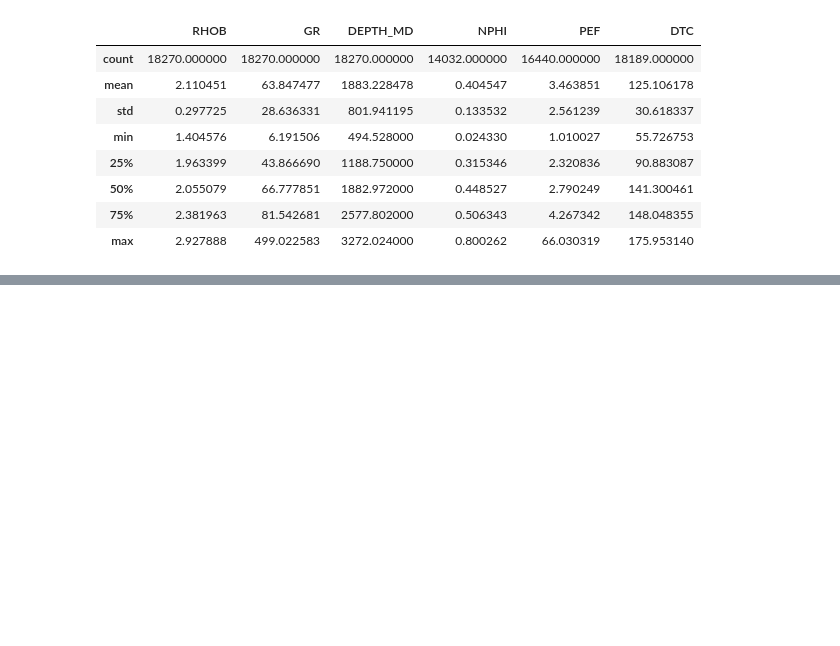
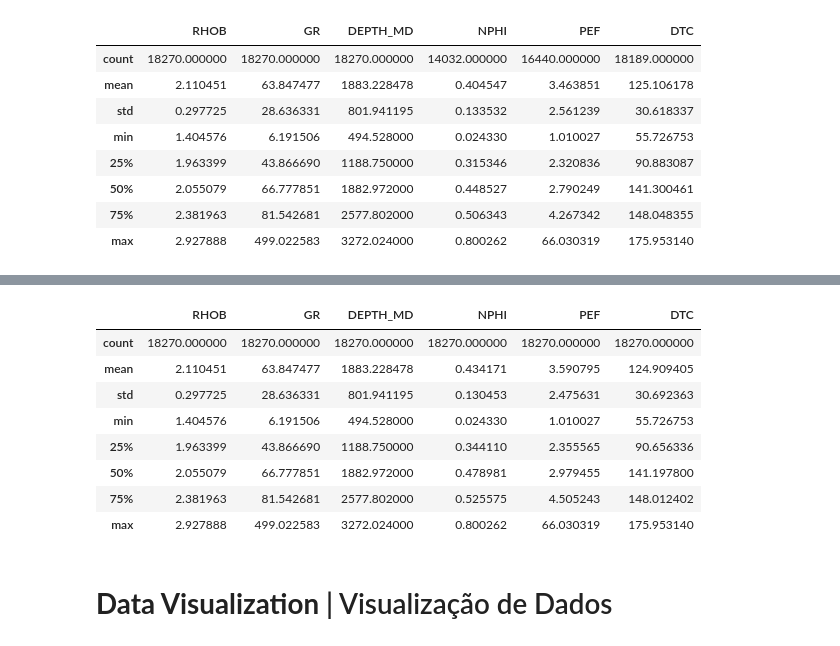
Before and after one commit to ezequielcabeja/Geological-Logging-Dataset, a Jupyter notebook: Geological_Logging_Dataset.ipynb, the cells around one changed output, grey strips where cells are left out. Cells and saved outputs as stored; diff of their text form; code cells hidden in the pictures; blank space fills up the shorter version.

```diff
--- a/Geological_Logging_Dataset.ipynb
+++ b/Geological_Logging_Dataset.ipynb
@@ -148,0 +254,14 @@ df.describe(include="all")
+# %%
+df_clean.describe()
+# %% [output]
+|  | RHOB | GR | DEPTH_MD | NPHI | PEF | DTC |
+| count | 18270.000000 | 18270.000000 | 18270.000000 | 18270.000000 | 18270.000000 | 18270.000000 |
+| mean | 2.110451 | 63.847477 | 1883.228478 | 0.434171 | 3.590795 | 124.909405 |
+| std | 0.297725 | 28.636331 | 801.941195 | 0.130453 | 2.475631 | 30.692363 |
+| min | 1.404576 | 6.191506 | 494.528000 | 0.024330 | 1.010027 | 55.726753 |
+| 25% | 1.963399 | 43.866690 | 1188.750000 | 0.344110 | 2.355565 | 90.656336 |
+| 50% | 2.055079 | 66.777851 | 1882.972000 | 0.478981 | 2.979455 | 141.197800 |
+| 75% | 2.381963 | 81.542681 | 2577.802000 | 0.525575 | 4.505243 | 148.012402 |
+| max | 2.927888 | 499.022583 | 3272.024000 | 0.800262 | 66.030319 | 175.953140 |
+# %% [markdown]
+# **Data Visualization** | Visualização de Dados
```
Also changed, not shown: parts of 13 cells of this notebook.
